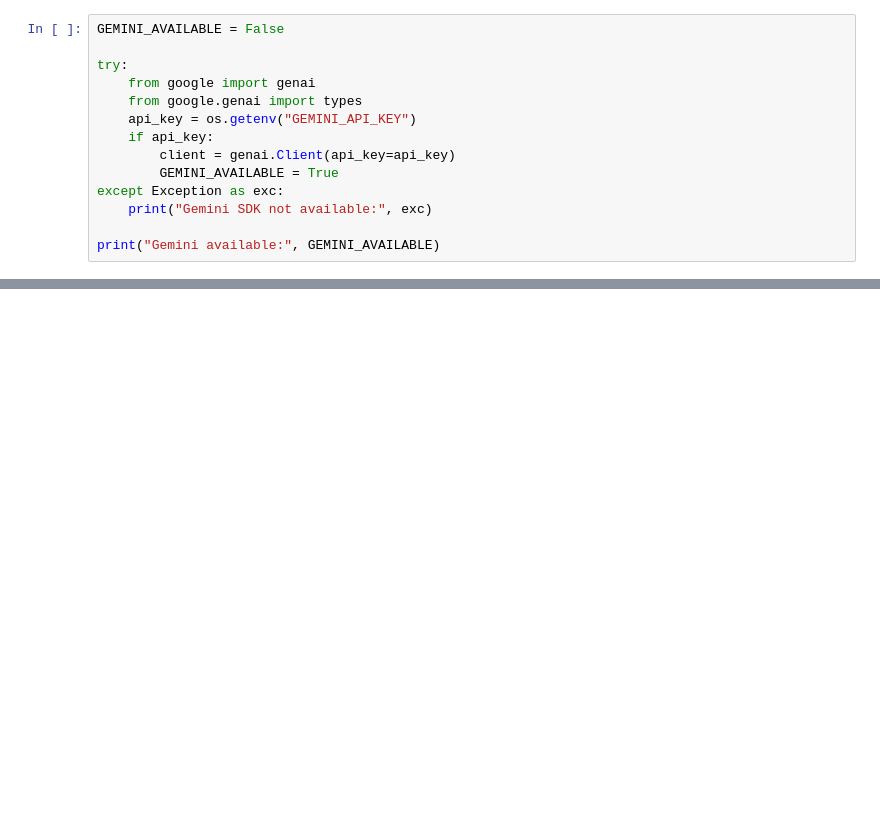
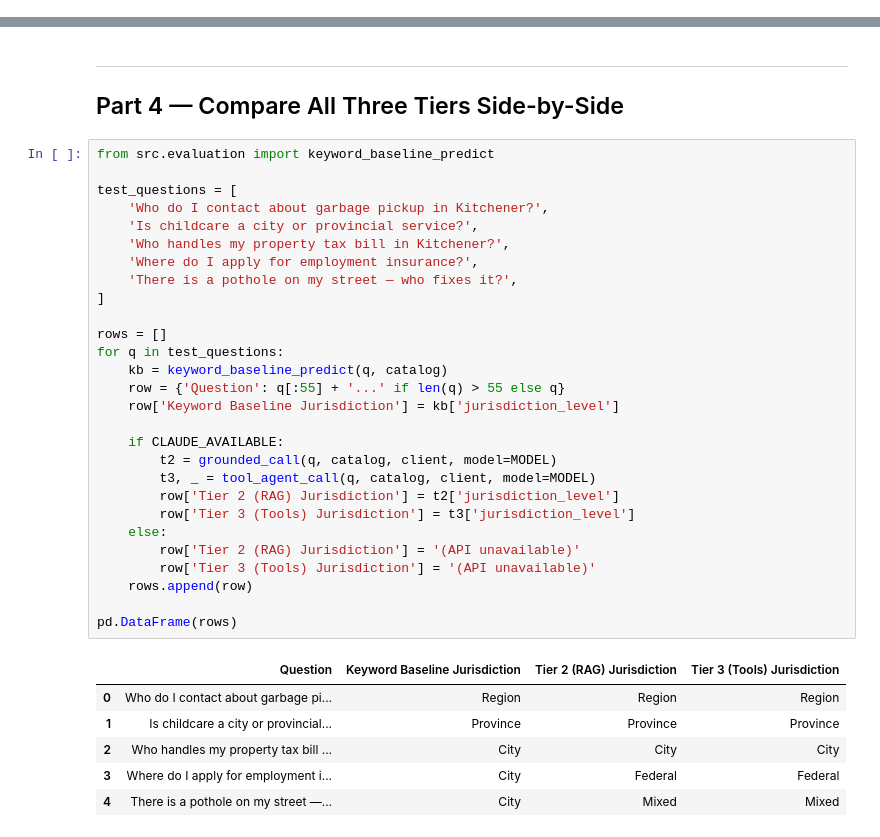
Before and after one commit to muthuacumen/AI_Agent_Workshop, a Jupyter notebook: notebooks/day2/Day2_02_build_the_service_agent.ipynb, the cells around one changed output, grey strips where cells are left out. Saved outputs shown, nothing was run; the diff lists cells and outputs as text; blank space fills up the shorter version.

```diff
--- a/notebooks/day2/Day2_02_build_the_service_agent.ipynb
+++ b/notebooks/day2/Day2_02_build_the_service_agent.ipynb
@@ -32,14 +0,0 @@ catalog.head()
-# %%
-GEMINI_AVAILABLE = False
-
-try:
-    from google import genai
-    from google.genai import types
-    api_key = os.getenv("GEMINI_API_KEY")
-    if api_key:
-        client = genai.Client(api_key=api_key)
-        GEMINI_AVAILABLE = True
-except Exception as exc:
-    print("Gemini SDK not available:", exc)
-
-print("Gemini available:", GEMINI_AVAILABLE)
@@ -292,0 +333,39 @@ else:
+# %% [markdown]
+---
+
+## Part 4 — Compare All Three Tiers Side-by-Side
+# %%
+from src.evaluation import keyword_baseline_predict
+
+test_questions = [
+    'Who do I contact about garbage pickup in Kitchener?',
+    'Is childcare a city or provincial service?',
+    'Who handles my property tax bill in Kitchener?',
+    'Where do I apply for employment insurance?',
+    'There is a pothole on my street — who fixes it?',
+]
+
+rows = []
+for q in test_questions:
+    kb = keyword_baseline_predict(q, catalog)
+    row = {'Question': q[:55] + '...' if len(q) > 55 else q}
+    row['Keyword Baseline Jurisdiction'] = kb['jurisdiction_level']
+
+    if CLAUDE_AVAILABLE:
+        t2 = grounded_call(q, catalog, client, model=MODEL)
+        t3, _ = tool_agent_call(q, catalog, client, model=MODEL)
+        row['Tier 2 (RAG) Jurisdiction'] = t2['jurisdiction_level']
+        row['Tier 3 (Tools) Jurisdiction'] = t3['jurisdiction_level']
+    else:
+        row['Tier 2 (RAG) Jurisdiction'] = '(API unavailable)'
+        row['Tier 3 (Tools) Jurisdiction'] = '(API unavailable)'
+    rows.append(row)
+
+pd.DataFrame(rows)
+# %% [output]
+|  | Question | Keyword Baseline Jurisdiction | Tier 2 (RAG) Jurisdiction | Tier 3 (Tools) Jurisdiction |
+| 0 | Who do I contact about garbage pi... | Region | Region | Region |
+| 1 | Is childcare a city or provincial... | Province | Province | Province |
+| 2 | Who handles my property tax bill ... | City | City | City |
+| 3 | Where do I apply for employment i... | City | Federal | Federal |
+| 4 | There is a pothole on my street —... | City | Mixed | Mixed |
```
Also changed, not shown: parts of 38 cells of this notebook, 19 other files.
